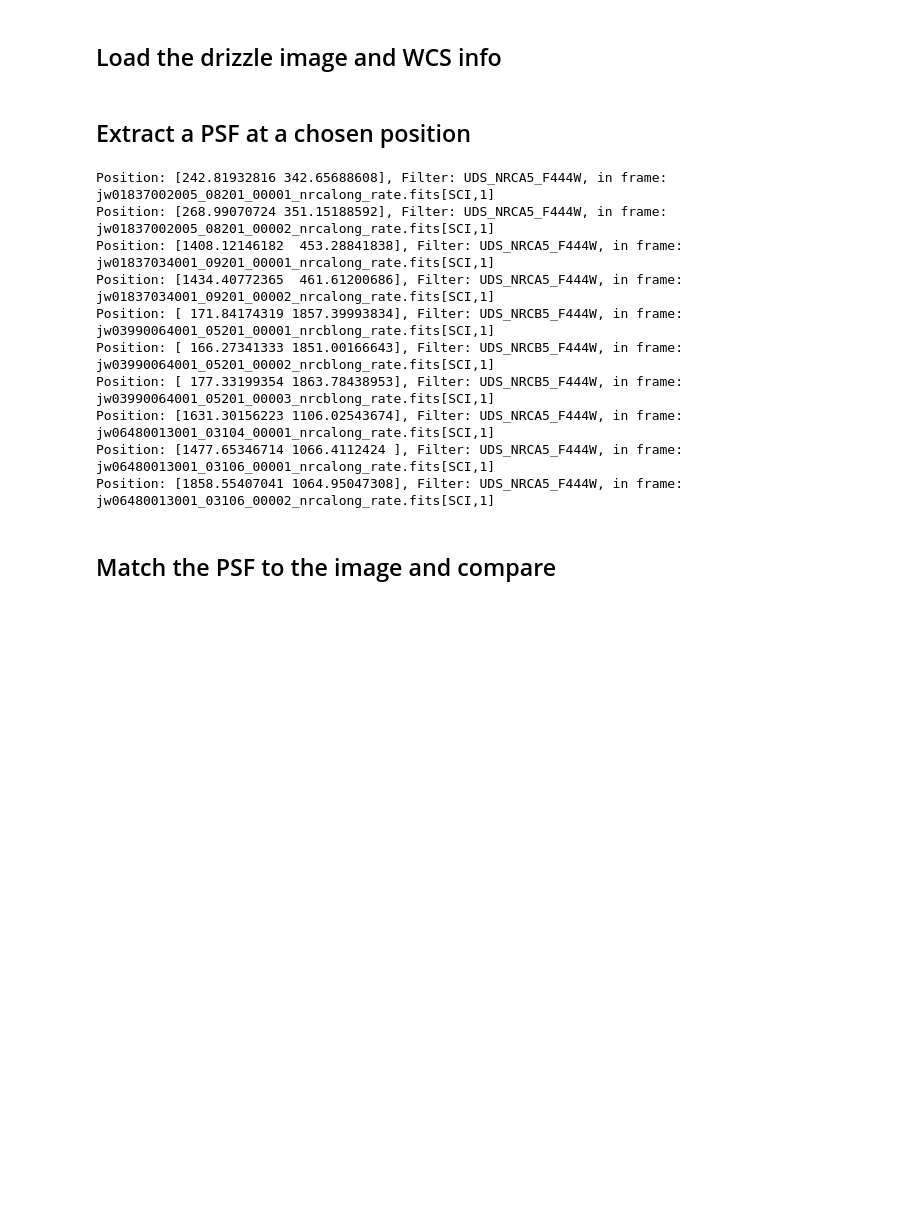
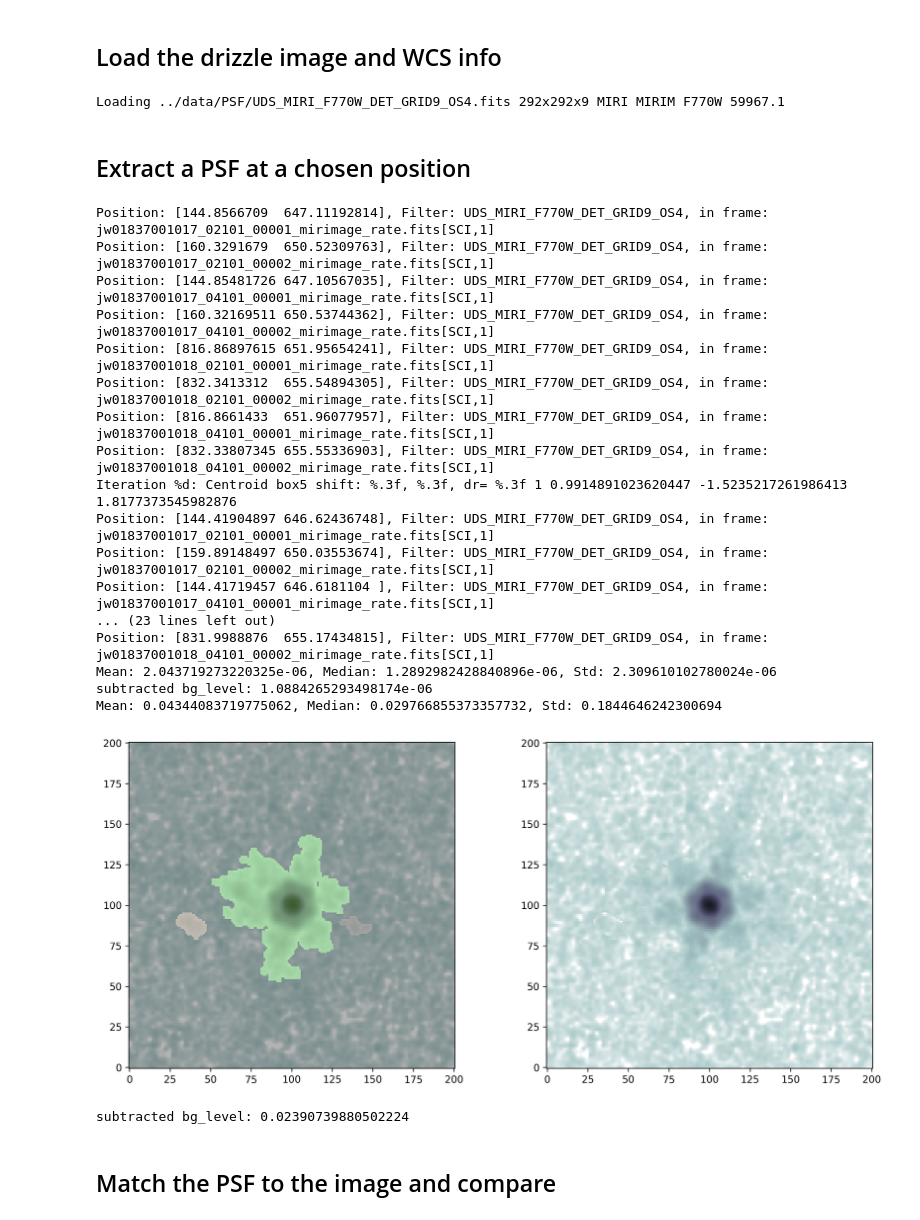
Before and after one commit to ivolabbe/mophongo, a Jupyter notebook: examples/generate_psf.ipynb, the cells around one changed output. Saved outputs shown, nothing was run; the diff lists cells and outputs as text; code cells hidden in the pictures; blank space fills up the shorter version.

```diff
--- a/examples/generate_psf.ipynb
+++ b/examples/generate_psf.ipynb
@@ -13,12 +21,14 @@ import mophongo.utils as utils
 # %% [markdown]
 ## Load the drizzle image and WCS info
 # %%
-#filt = 'F770W'
-#filter_regex = f'UDS_MIRI_{filt}_GRID1_OS4'
+filt = 'F770W'
+#filter_regex = f'UDS_MIRI_{filt}_OS4_GRID1'
+filter_regex = f'UDS_MIRI_{filt}_DET_GRID9_OS4'
 # for NIRCam you would use e.g. filt = 'F444W'
-filt = 'F444W'
-filter_regex = f'UDS_NRC.._{filt}_GRID1_OS4'
-filter_regex = f'UDS_NRC.._{filt}_OS4'
+#filt = 'F444W'
+#filter_regex = f'UDS_NRC.._{filt}_OS4_GRID25'
+#filter_regex = f'UDS_NRC.._{filt}_DET_GRID25_OS4'
+#filter_regex = f'UDS_NRC.._{filt}_OS4'
 #filt = 'F115W'
 #filter_regex = f'UDS_NRC.._{filt}'
 #filter_regex = f'STDPSF_NRC.._{filt}'
@@ -29,39 +39,52 @@ csv_file = data_dir / f'uds-test-{filt.lower()}_wcs.csv'
 psf_dir = data_dir / 'PSF'
 dpsf = DrizzlePSF(driz_image=str(drz_file), csv_file=str(csv_file))
 dpsf.epsf_obj.load_jwst_stdpsf(local_dir=str(psf_dir), filter_pattern=filter_regex, verbose=True)
+# %% [output]
+Loading ../data/PSF/UDS_MIRI_F770W_DET_GRID9_OS4.fits 292x292x9 MIRI MIRIM F770W 59967.1
 # %% [markdown]
 ## Extract a PSF at a chosen position
 # %%
-filter_regex = f'UDS_NRC.._{filt}'
-verbose = False
-#ra, dec = 34.298227, -5.1262533
-ra, dec = 34.30421, -5.1221624
+#%%timeit
+
+verbose = True
+ra, dec = 34.298227, -5.1262533
+#ra, dec = 34.30421, -5.1221624
 size = 201
-Rnorm_as = 1.5
+Rnorm = 2.0 # in arcsec
 
 cutout_reg = dpsf.get_driz_cutout(ra, dec, size=15, verbose=verbose, recenter=True)
 pos_drz, _, _ = dpsf.register(cutout_reg, filter_regex, verbose=verbose)
 
 cutout = dpsf.get_driz_cutout(ra, dec, size=size, verbose=verbose, recenter=True)
 psf_data = dpsf.get_psf(
     ra=pos_drz[0], dec=pos_drz[1],
     filter=filter_regex, wcs_slice=cutout.wcs,
     kernel=dpsf.driz_header['KERNEL'], pixfrac=dpsf.driz_header['PIXFRAC'],
+    verbose=verbose
 )
 
 psf_data, obj, bg_level = clean_stamp(psf_data, verbose=verbose, imshow=False)
 cutout_data, obj, bg_level = clean_stamp(cutout.data, verbose=verbose, imshow=verbose)
 # %% [output]
-Position: [242.81932816 342.65688608], Filter: UDS_NRCA5_F444W, in frame: jw01837002005_08201_00001_nrcalong_rate.fits[SCI,1]
-Position: [268.99070724 351.15188592], Filter: UDS_NRCA5_F444W, in frame: jw01837002005_08201_00002_nrcalong_rate.fits[SCI,1]
-Position: [1408.12146182  453.28841838], Filter: UDS_NRCA5_F444W, in frame: jw01837034001_09201_00001_nrcalong_rate.fits[SCI,1]
-Position: [1434.40772365  461.61200686], Filter: UDS_NRCA5_F444W, in frame: jw01837034001_09201_00002_nrcalong_rate.fits[SCI,1]
-Position: [ 171.84174319 1857.39993834], Filter: UDS_NRCB5_F444W, in frame: jw03990064001_05201_00001_nrcblong_rate.fits[SCI,1]
-Position: [ 166.27341333 1851.00166643], Filter: UDS_NRCB5_F444W, in frame: jw03990064001_05201_00002_nrcblong_rate.fits[SCI,1]
-Position: [ 177.33199354 1863.78438953], Filter: UDS_NRCB5_F444W, in frame: jw03990064001_05201_00003_nrcblong_rate.fits[SCI,1]
-Position: [1631.30156223 1106.02543674], Filter: UDS_NRCA5_F444W, in frame: jw06480013001_03104_00001_nrcalong_rate.fits[SCI,1]
-Position: [1477.65346714 1066.4112424 ], Filter: UDS_NRCA5_F444W, in frame: jw06480013001_03106_00001_nrcalong_rate.fits[SCI,1]
-Position: [1858.55407041 1064.95047308], Filter: UDS_NRCA5_F444W, in frame: jw06480013001_03106_00002_nrcalong_rate.fits[SCI,1]
+Position: [144.8566709  647.11192814], Filter: UDS_MIRI_F770W_DET_GRID9_OS4, in frame: jw01837001017_02101_00001_mirimage_rate.fits[SCI,1]
+Position: [160.3291679  650.52309763], Filter: UDS_MIRI_F770W_DET_GRID9_OS4, in frame: jw01837001017_02101_00002_mirimage_rate.fits[SCI,1]
+Position: [144.85481726 647.10567035], Filter: UDS_MIRI_F770W_DET_GRID9_OS4, in frame: jw01837001017_04101_00001_mirimage_rate.fits[SCI,1]
+Position: [160.32169511 650.53744362], Filter: UDS_MIRI_F770W_DET_GRID9_OS4, in frame: jw01837001017_04101_00002_mirimage_rate.fits[SCI,1]
+Position: [816.86897615 651.95654241], Filter: UDS_MIRI_F770W_DET_GRID9_OS4, in frame: jw01837001018_02101_00001_mirimage_rate.fits[SCI,1]
+Position: [832.3413312  655.54894305], Filter: UDS_MIRI_F770W_DET_GRID9_OS4, in frame: jw01837001018_02101_00002_mirimage_rate.fits[SCI,1]
+Position: [816.8661433  651.96077957], Filter: UDS_MIRI_F770W_DET_GRID9_OS4, in frame: jw01837001018_04101_00001_mirimage_rate.fits[SCI,1]
+Position: [832.33807345 655.55336903], Filter: UDS_MIRI_F770W_DET_GRID9_OS4, in frame: jw01837001018_04101_00002_mirimage_rate.fits[SCI,1]
+Iteration %d: Centroid box5 shift: %.3f, %.3f, dr= %.3f 1 0.9914891023620447 -1.5235217261986413 1.8177373545982876
+Position: [144.41904897 646.62436748], Filter: UDS_MIRI_F770W_DET_GRID9_OS4, in frame: jw01837001017_02101_00001_mirimage_rate.fits[SCI,1]
+Position: [159.89148497 650.03553674], Filter: UDS_MIRI_F770W_DET_GRID9_OS4, in frame: jw01837001017_02101_00002_mirimage_rate.fits[SCI,1]
+Position: [144.41719457 646.6181104 ], Filter: UDS_MIRI_F770W_DET_GRID9_OS4, in frame: jw01837001017_04101_00001_mirimage_rate.fits[SCI,1]
+... (23 lines left out)
+Position: [831.9988876  655.17434815], Filter: UDS_MIRI_F770W_DET_GRID9_OS4, in frame: jw01837001018_04101_00002_mirimage_rate.fits[SCI,1]
+Mean: 2.043719273220325e-06, Median: 1.2892982428840896e-06, Std: 2.309610102780024e-06
+subtracted bg_level: 1.0884265293498174e-06
+Mean: 0.04344083719775062, Median: 0.029766855373357732, Std: 0.1844646242300694
+[figure, added]
+subtracted bg_level: 0.02390739880502224
 # %% [markdown]
 ## Match the PSF to the image and compare
 # %%
```
Also changed, not shown: parts of 13 cells of this notebook, 29 other files.
